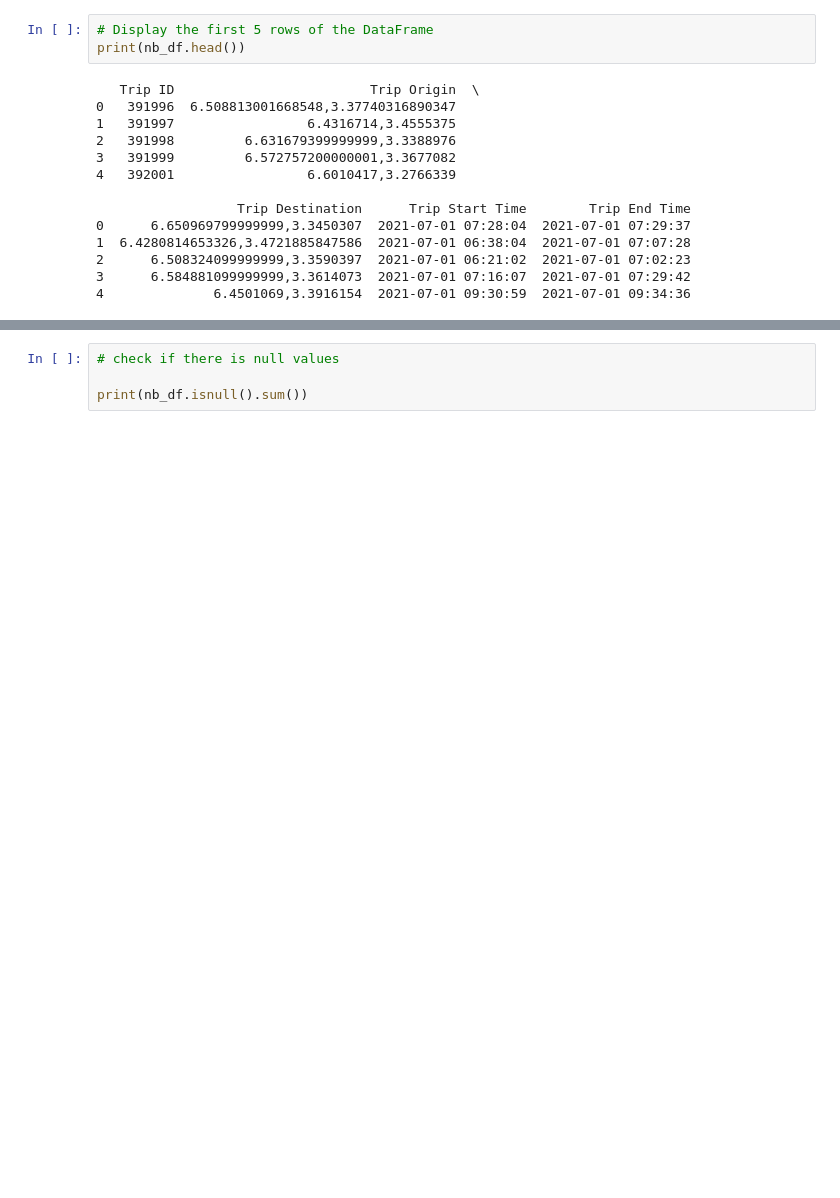
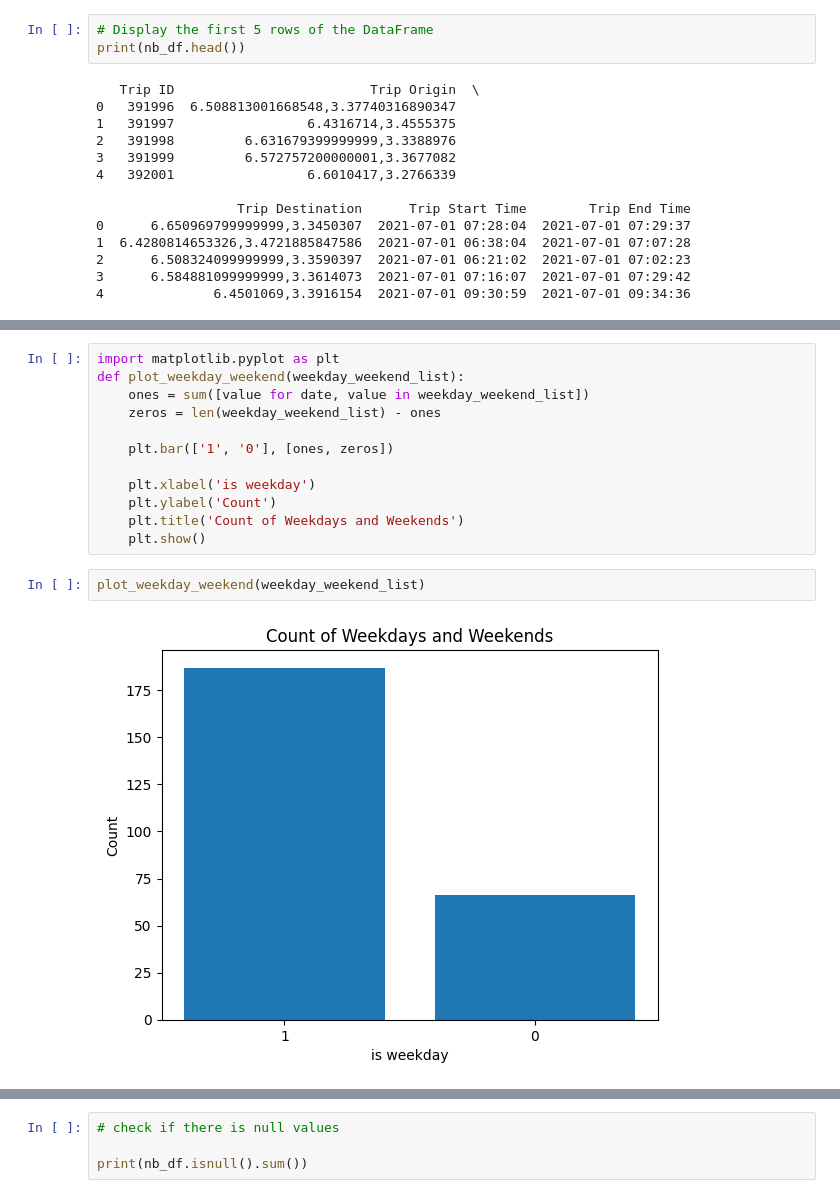
Before and after one commit to Addisu-Alemu/Logistic-optimization-Delivery-drivers-location-optimisation-with-Causal-Inference, a Jupyter notebook: Notebooks/eda.ipynb, the cells around one changed output, grey strips where cells are left out. Drawn from its saved outputs; the diff is of its cells as text; blank space fills up the shorter version.

```diff
--- a/Notebooks/eda.ipynb
+++ b/Notebooks/eda.ipynb
@@ -44,0 +67,16 @@ print(nb_df.head())
+# %%
+import matplotlib.pyplot as plt
+def plot_weekday_weekend(weekday_weekend_list):
+    ones = sum([value for date, value in weekday_weekend_list])
+    zeros = len(weekday_weekend_list) - ones
+
+    plt.bar(['1', '0'], [ones, zeros])
+
+    plt.xlabel('is weekday')
+    plt.ylabel('Count')
+    plt.title('Count of Weekdays and Weekends')
+    plt.show()
+# %%
+plot_weekday_weekend(weekday_weekend_list)
+# %% [output]
+[figure, added]
```
Also changed, not shown: parts of 17 cells of this notebook, 15 other files.
